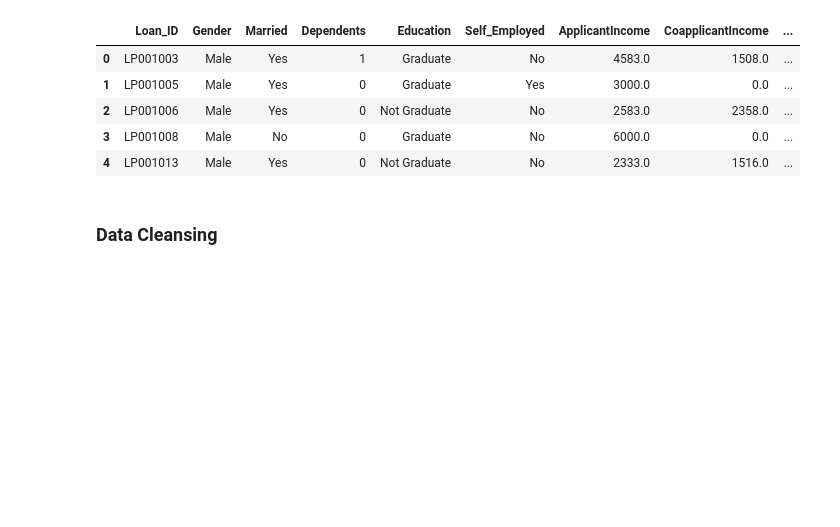
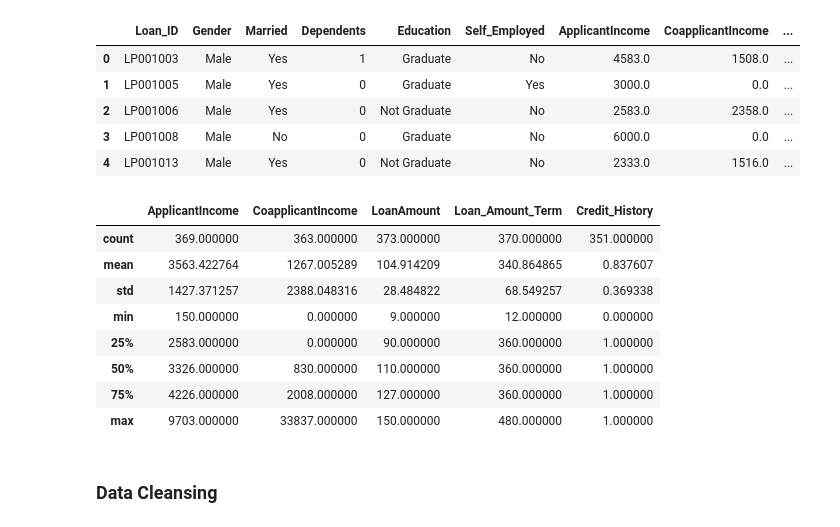
Before and after one commit to Cindy-Amaral/LoanApproval, a Jupyter notebook: eda.ipynb, the cells around one changed output. Cells and saved outputs as stored; diff of their text form; code cells hidden in the pictures; blank space fills up the shorter version.

```diff
--- a/eda.ipynb
+++ b/eda.ipynb
@@ -24,3 +38,15 @@ df.head()
 | 2 | LP001006 | Male | Yes | 0 | Not Graduate | No | 2583.0 | 2358.0 | ... |
 | 3 | LP001008 | Male | No | 0 | Graduate | No | 6000.0 | 0.0 | ... |
 | 4 | LP001013 | Male | Yes | 0 | Not Graduate | No | 2333.0 | 1516.0 | ... |
+# %%
+df.describe()
+# %% [output]
+|  | ApplicantIncome | CoapplicantIncome | LoanAmount | Loan_Amount_Term | Credit_History |
+| count | 369.000000 | 363.000000 | 373.000000 | 370.000000 | 351.000000 |
+| mean | 3563.422764 | 1267.005289 | 104.914209 | 340.864865 | 0.837607 |
+| std | 1427.371257 | 2388.048316 | 28.484822 | 68.549257 | 0.369338 |
+| min | 150.000000 | 0.000000 | 9.000000 | 12.000000 | 0.000000 |
+| 25% | 2583.000000 | 0.000000 | 90.000000 | 360.000000 | 1.000000 |
+| 50% | 3326.000000 | 830.000000 | 110.000000 | 360.000000 | 1.000000 |
+| 75% | 4226.000000 | 2008.000000 | 127.000000 | 360.000000 | 1.000000 |
+| max | 9703.000000 | 33837.000000 | 150.000000 | 480.000000 | 1.000000 |
```
Also changed, not shown: parts of 9 cells of this notebook, 3 other files.
